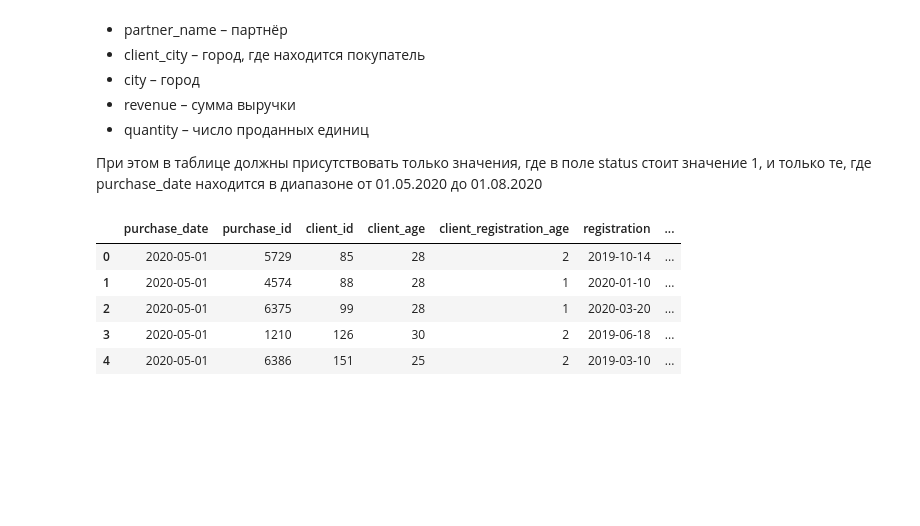
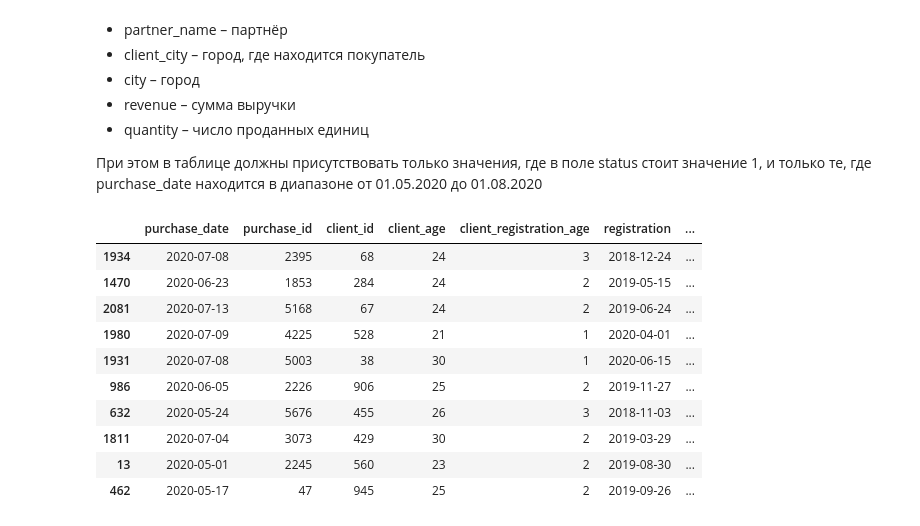
Before and after one commit to A615M/I-AM, a Jupyter notebook: studying/patterns_searching/project_v_2.1.ipynb, the cells around one changed output. Drawn from its saved outputs; the diff is of its cells as text; code cells hidden in the pictures; blank space fills up the shorter version.

```diff
--- a/studying/patterns_searching/project_v_2.1.ipynb
+++ b/studying/patterns_searching/project_v_2.1.ipynb
@@ -381,11 +380,16 @@ query = '''
 # %%
 # полученный датафрейм
 data = ph.read_clickhouse(query=query, connection=connection_project)
-data.head()
+data.sample(10)
 # %% [output]
 |  | purchase_date | purchase_id | client_id | client_age | client_registration_age | registration | ... |
-| 0 | 2020-05-01 | 5729 | 85 | 28 | 2 | 2019-10-14 | ... |
-| 1 | 2020-05-01 | 4574 | 88 | 28 | 1 | 2020-01-10 | ... |
-| 2 | 2020-05-01 | 6375 | 99 | 28 | 1 | 2020-03-20 | ... |
-| 3 | 2020-05-01 | 1210 | 126 | 30 | 2 | 2019-06-18 | ... |
-| 4 | 2020-05-01 | 6386 | 151 | 25 | 2 | 2019-03-10 | ... |
+| 1934 | 2020-07-08 | 2395 | 68 | 24 | 3 | 2018-12-24 | ... |
+| 1470 | 2020-06-23 | 1853 | 284 | 24 | 2 | 2019-05-15 | ... |
+| 2081 | 2020-07-13 | 5168 | 67 | 24 | 2 | 2019-06-24 | ... |
+| 1980 | 2020-07-09 | 4225 | 528 | 21 | 1 | 2020-04-01 | ... |
+| 1931 | 2020-07-08 | 5003 | 38 | 30 | 1 | 2020-06-15 | ... |
+| 986 | 2020-06-05 | 2226 | 906 | 25 | 2 | 2019-11-27 | ... |
+| 632 | 2020-05-24 | 5676 | 455 | 26 | 3 | 2018-11-03 | ... |
+| 1811 | 2020-07-04 | 3073 | 429 | 30 | 2 | 2019-03-29 | ... |
+| 13 | 2020-05-01 | 2245 | 560 | 23 | 2 | 2019-08-30 | ... |
+| 462 | 2020-05-17 | 47 | 945 | 25 | 2 | 2019-09-26 | ... |
```
Also changed, not shown: parts of 2 cells of this notebook.
